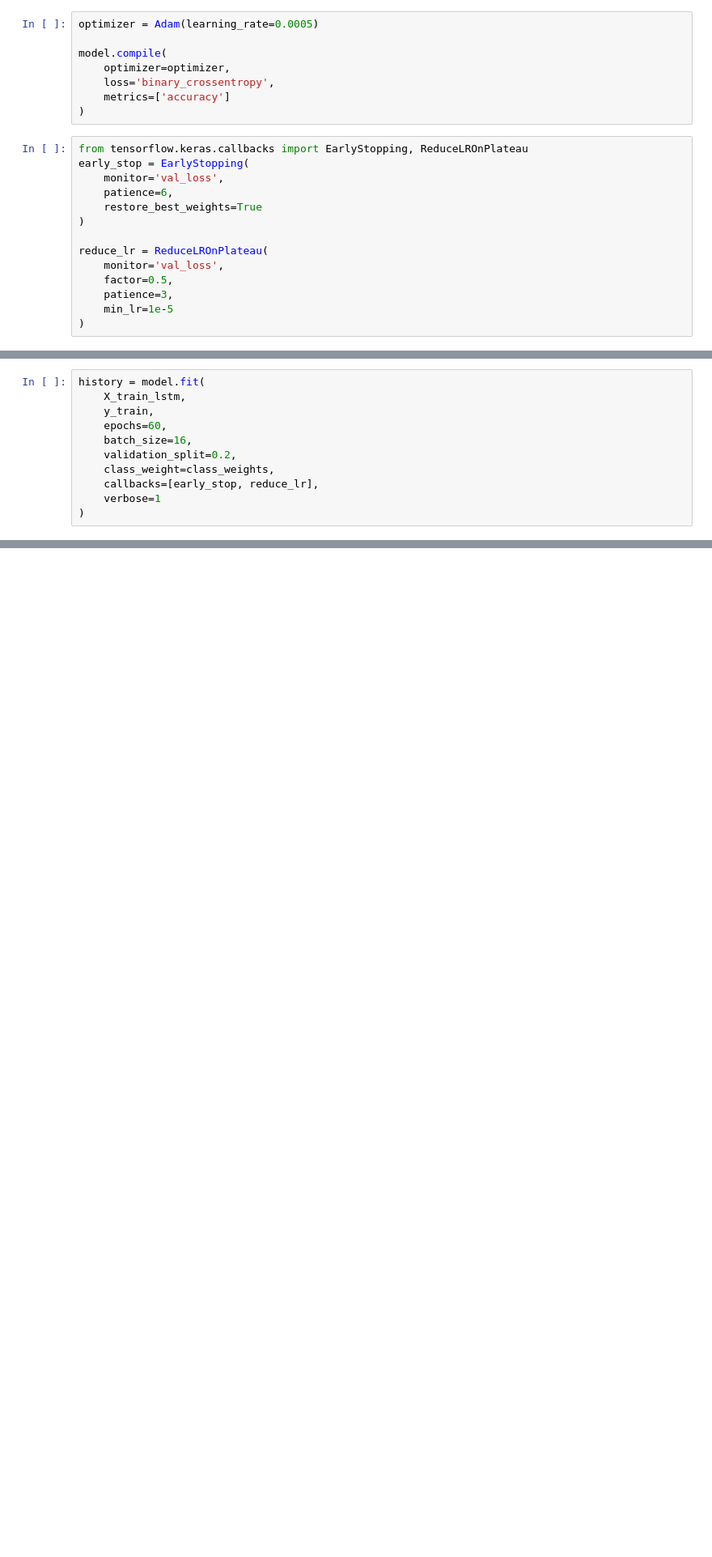
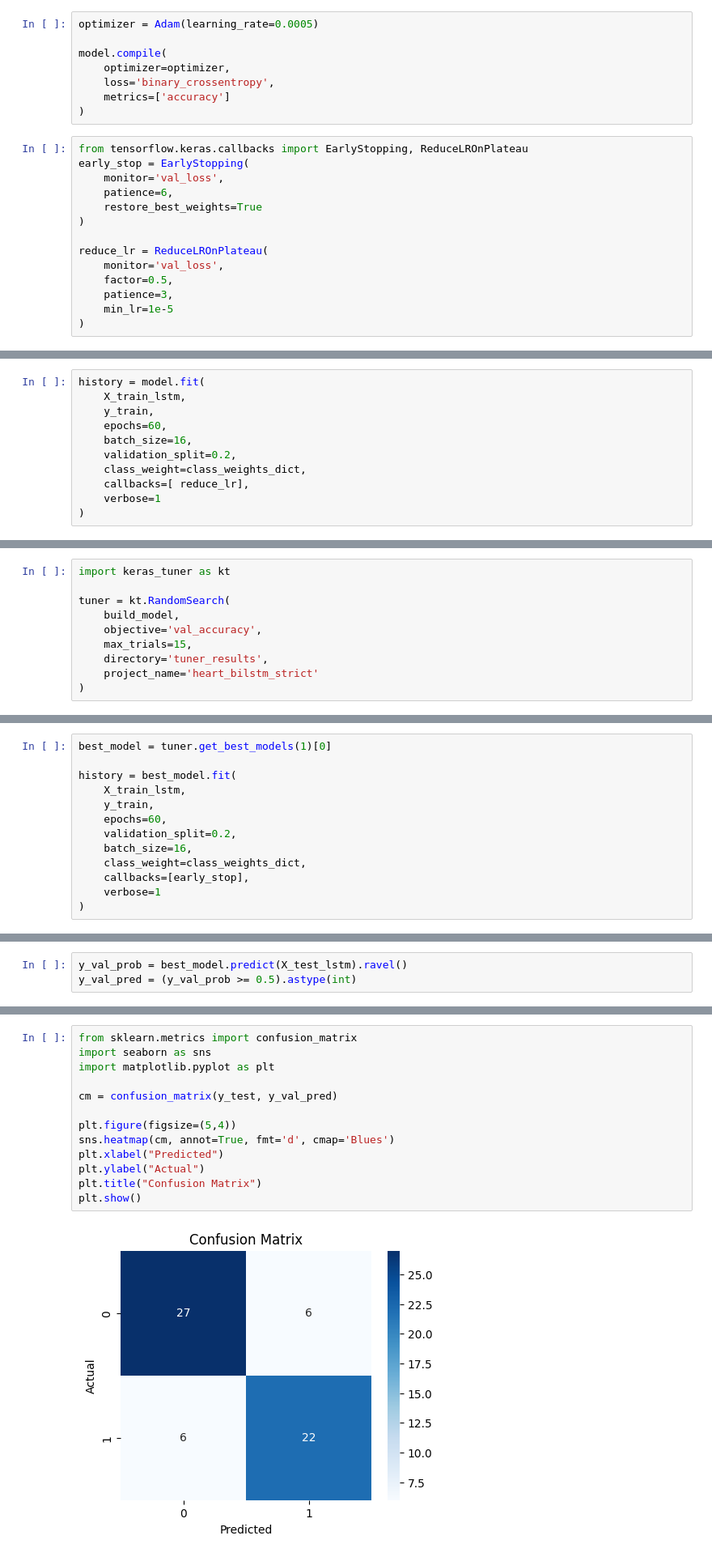
Before and after one commit to Ragul-S-2025/ML, a Jupyter notebook: Heart_Disease.ipynb, the cells around one changed output, grey strips where cells are left out. Shown at 81% size. Drawn from its saved outputs; the diff is of its cells as text; blank space fills up the shorter version.

```diff
--- a/Heart_Disease.ipynb
+++ b/Heart_Disease.ipynb
@@ -524,8 +541,8 @@ history = model.fit(
     epochs=60,
     batch_size=16,
     validation_split=0.2,
-    class_weight=class_weights,
-    callbacks=[early_stop, reduce_lr],
+    class_weight=class_weights_dict,
+    callbacks=[ reduce_lr],
     verbose=1
 )
 # %% [output]
@@ -583,0 +650,10 @@ print(class_weights)
+# %%
+import keras_tuner as kt
+
+tuner = kt.RandomSearch(
+    build_model,
+    objective='val_accuracy',
+    max_trials=15,
+    directory='tuner_results',
+    project_name='heart_bilstm_strict'
+)
@@ -583,0 +690,13 @@ print(class_weights)
+# %%
+best_model = tuner.get_best_models(1)[0]
+
+history = best_model.fit(
+    X_train_lstm,
+    y_train,
+    epochs=60,
+    validation_split=0.2,
+    batch_size=16,
+    class_weight=class_weights_dict,
+    callbacks=[early_stop],
+    verbose=1
+)
@@ -583,0 +722,3 @@ print(class_weights)
+# %%
+y_val_prob = best_model.predict(X_test_lstm).ravel()
+y_val_pred = (y_val_prob >= 0.5).astype(int)
@@ -583,0 +727,15 @@ print(class_weights)
+# %%
+from sklearn.metrics import confusion_matrix
+import seaborn as sns
+import matplotlib.pyplot as plt
+
+cm = confusion_matrix(y_test, y_val_pred)
+
+plt.figure(figsize=(5,4))
+sns.heatmap(cm, annot=True, fmt='d', cmap='Blues')
+plt.xlabel("Predicted")
+plt.ylabel("Actual")
+plt.title("Confusion Matrix")
+plt.show()
+# %% [output]
+[figure, added]
```
Also changed, not shown: parts of 21 cells of this notebook.
